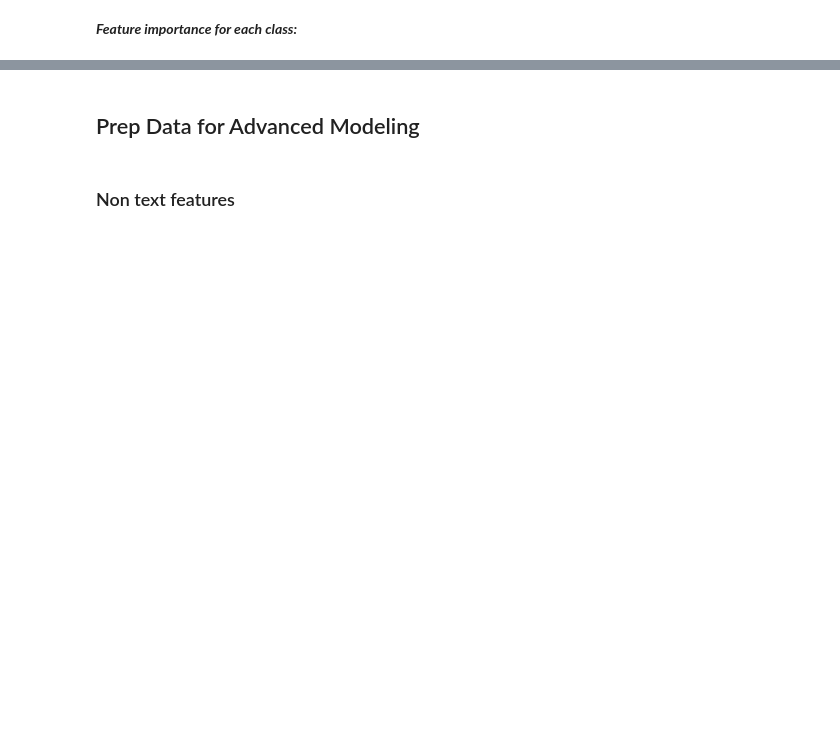
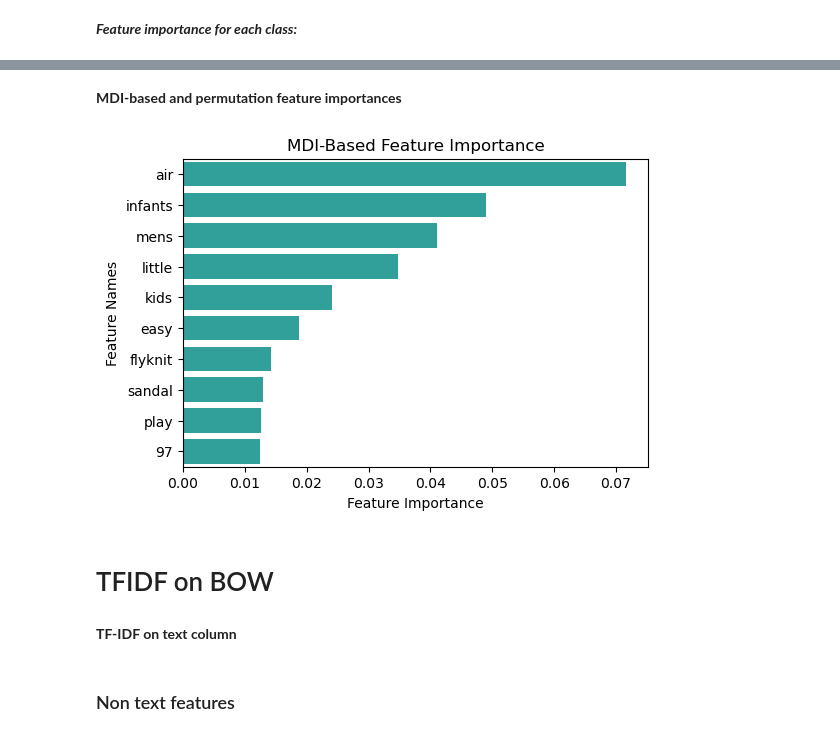
Before and after one commit to jasonkyungkim/nike_adidas_shoes, a Jupyter notebook: nike_eda.ipynb, the cells around one changed output, grey strips where cells are left out. Drawn from its saved outputs; the diff is of its cells as text; code cells hidden in the pictures; blank space fills up the shorter version.

Commit message:
added RF feature imp on BOW for nike (similar to adidas

```diff
--- a/nike_eda.ipynb
+++ b/nike_eda.ipynb
@@ -491,31 +469,0 @@ nike['avg_stars'].fillna(nike['avg_stars'].median(), inplace=True)
-# %%
-# Loop over all the predictor combinations
-for i in cols:
-    # Replaced Missing Values with Median For Now
-
-    print(i)
-    # Set each of the predictors from the previous list as x
-    x = nike[i]
-    # Set the "Sales" column as the reponse variable
-    y = nike['price']
-
-    # Split the data into train-test sets with 80% training data and 20% testing data.
-    # Set random_state as 0
-    x_train, x_test, y_train, y_test = train_test_split(x, y, train_size=.8,random_state=0)
-
-    # Initialize a Linear Regression model
-    lreg = LinearRegression()
-
-    # Fit the linear model on the train data
-    lreg.fit(x_train,y_train)
-
-    # Predict the response variable for the test set using the trained model
-    y_pred= lreg.predict(x_test)
-
-    # Compute the MSE for the test data
-    MSE = mean_squared_error(y_pred,y_test)
-    r2 = r2_score(y_test, y_pred)
-
-    # Append the computed MSE to the list
-    mse_list.append(MSE)
-    r2_list.append(r2)
@@ -559,0 +472,5 @@ print(p)
+# %%
+rf = RandomForestClassifier(n_estimators = 300, max_depth = 18,
+                            min_samples_leaf = 4, random_state = 0).fit(X_train, y_train)
+random_forest_train_score = rf.score(X_train, y_train)
+random_forest_test_score = rf.score(X_test, y_test)
@@ -560,5 +557,17 @@ print(p)
+# %% [markdown]
+**MDI-based and permutation feature importances**
+# %%
+# TODO: X_train cols too big -> takes too long to compute
+# perm_imp = permutation_importance(rf, X_train, y_train)['importances_mean']
+# plot_feature_importance_compare(rf.feature_importances_, perm_imp, list(X_train.columns))
+plot_feature_importance(rf.feature_importances_, X_train.columns, 'MDI-Based ')
+# plot_feature_importance(permutation_importance(rf, X_train, y_train), X_train.columns, 'Permutation')
+# %% [output]
+[figure, added]
 # %% [markdown]
-## Prep Data for Advanced Modeling
+# TFIDF on BOW
+# %% [markdown]
+**TF-IDF on text column**
 # %% [markdown]
 ### Non text features
 # %%
```
Also changed, not shown: parts of 29 cells of this notebook.
